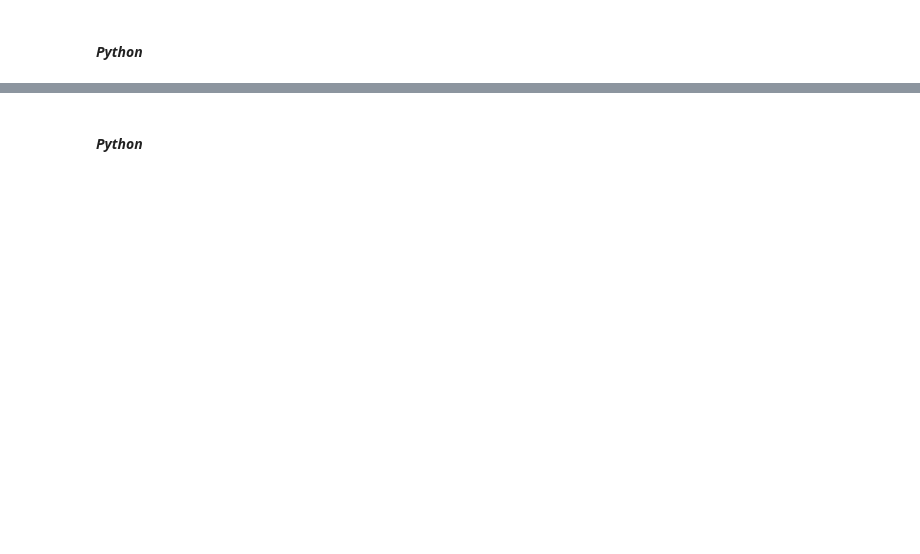
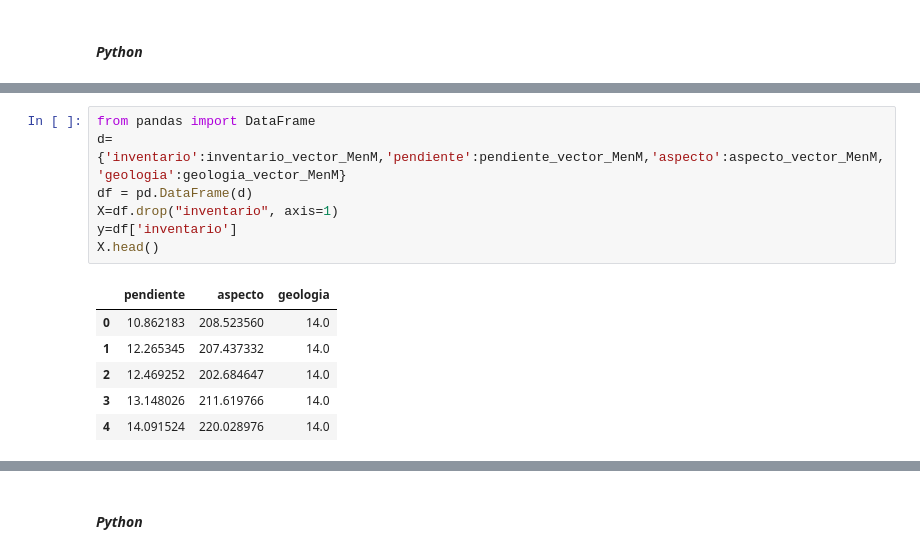
Before and after one commit to edieraristizabal/Libro_cartoGeotecnia, a Jupyter notebook: _sources/08_bivariado.ipynb, the cells around one changed output, grey strips where cells are left out. Saved outputs shown, nothing was run; the diff lists cells and outputs as text; blank space fills up the shorter version.

```diff
--- a/_sources/08_bivariado.ipynb
+++ b/_sources/08_bivariado.ipynb
@@ -1041,0 +1046,14 @@ Ejemplo regresión logística.
+# %%
+from pandas import DataFrame
+d={'inventario':inventario_vector_MenM,'pendiente':pendiente_vector_MenM,'aspecto':aspecto_vector_MenM,'geologia':geologia_vector_MenM}
+df = pd.DataFrame(d)
+X=df.drop("inventario", axis=1)
+y=df['inventario']
+X.head()
+# %% [output]
+|  | pendiente | aspecto | geologia |
+| 0 | 10.862183 | 208.523560 | 14.0 |
+| 1 | 12.265345 | 207.437332 | 14.0 |
+| 2 | 12.469252 | 202.684647 | 14.0 |
+| 3 | 13.148026 | 211.619766 | 14.0 |
+| 4 | 14.091524 | 220.028976 | 14.0 |
```
Also changed, not shown: parts of 26 cells of this notebook, 28 other files.
